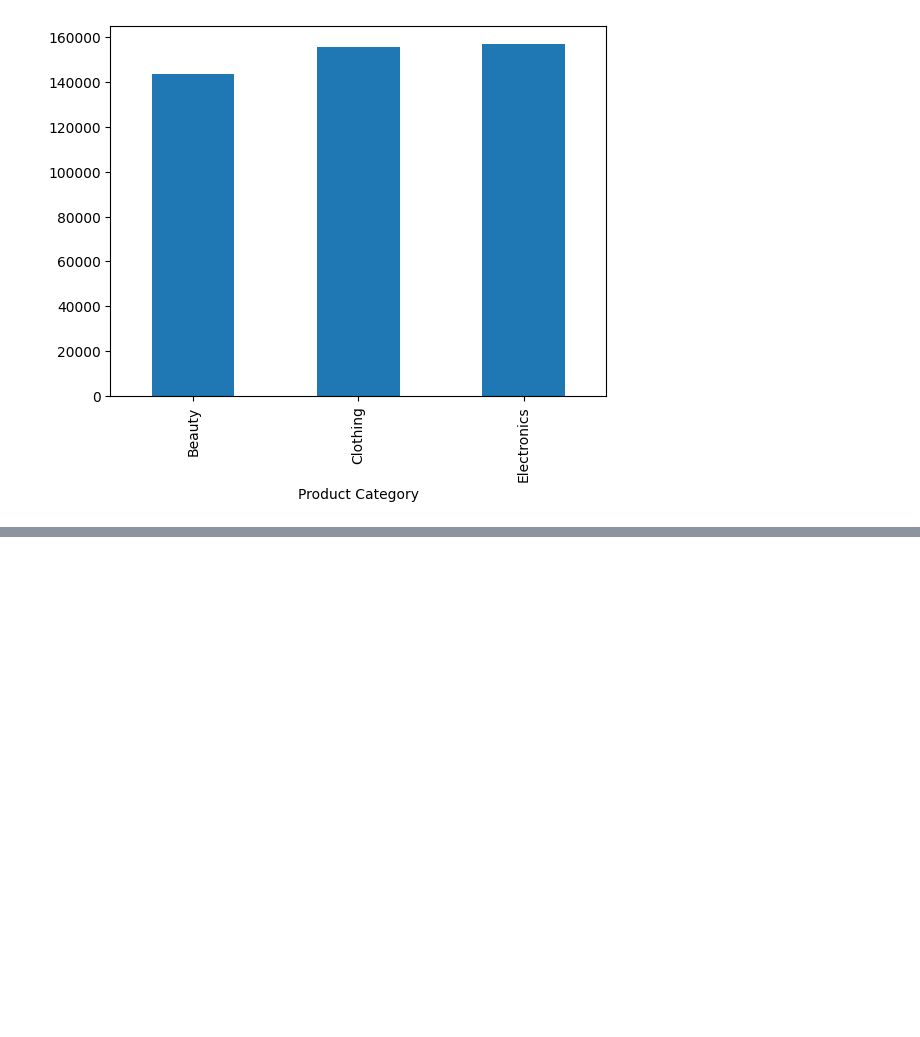
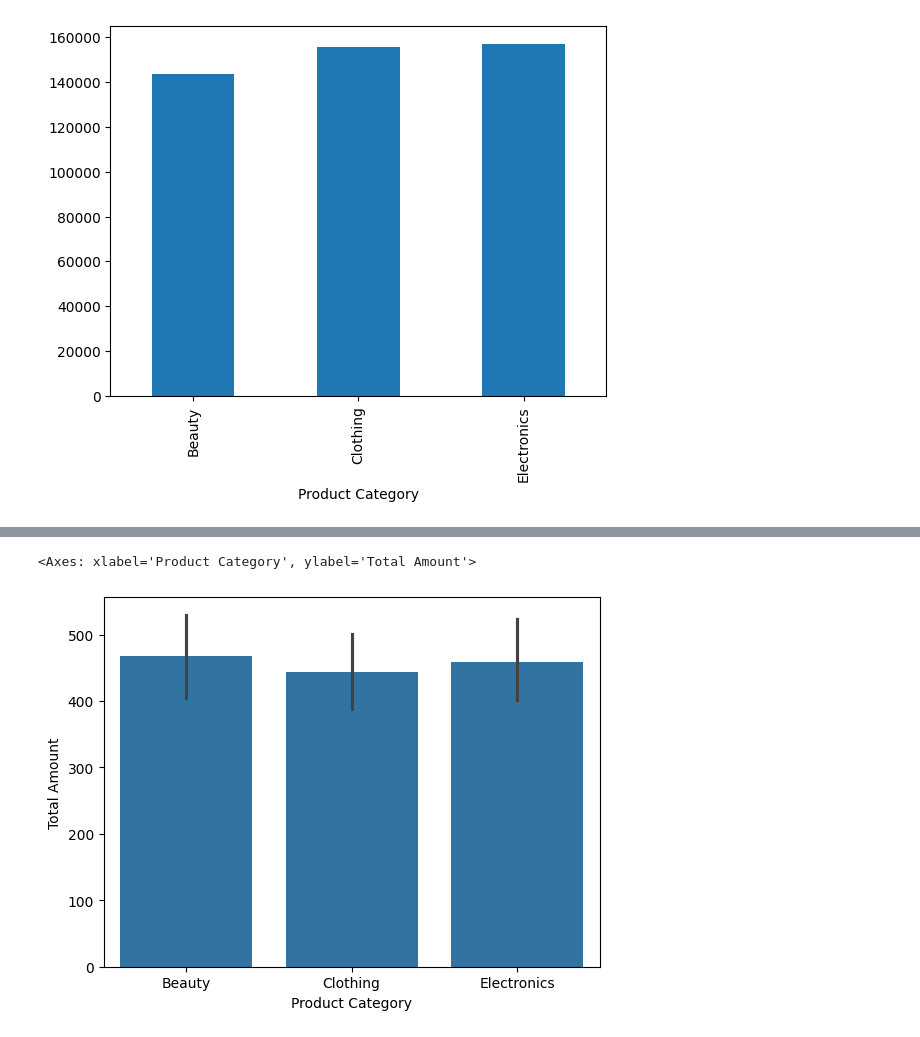
Before and after one commit to rajcm17/OIBSIP, a Jupyter notebook: Task1/oasis_task1.ipynb, the cells around one changed output, grey strips where cells are left out. Saved outputs shown, nothing was run; the diff lists cells and outputs as text; code cells hidden in the pictures; blank space fills up the shorter version.

```diff
--- a/Task1/oasis_task1.ipynb
+++ b/Task1/oasis_task1.ipynb
@@ -265,0 +276,5 @@ df1.groupby('Product Category')['Total Amount'].sum().plot(kind='bar')
+# %%
+sns.barplot(x='Product Category', y='Total Amount', data=df1)
+# %% [output]
+<Axes: xlabel='Product Category', ylabel='Total Amount'>
+[figure, added]
```
Also changed, not shown: parts of 10 cells of this notebook.
